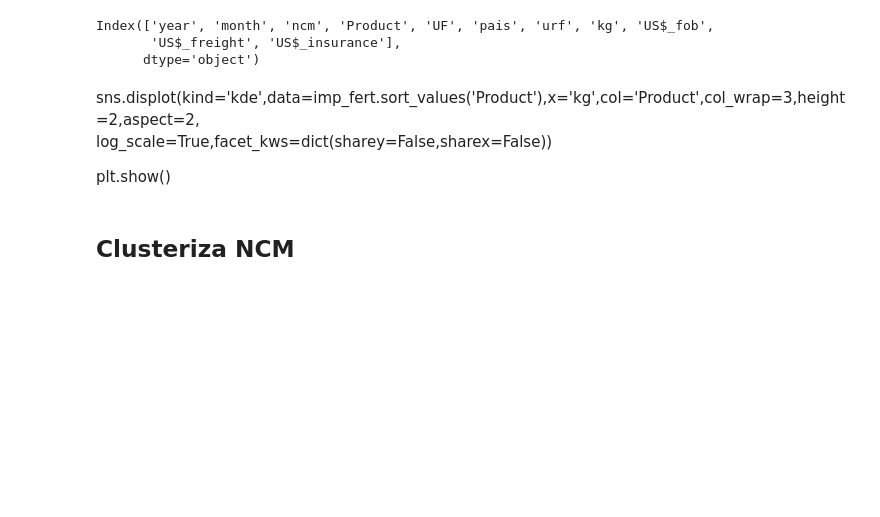
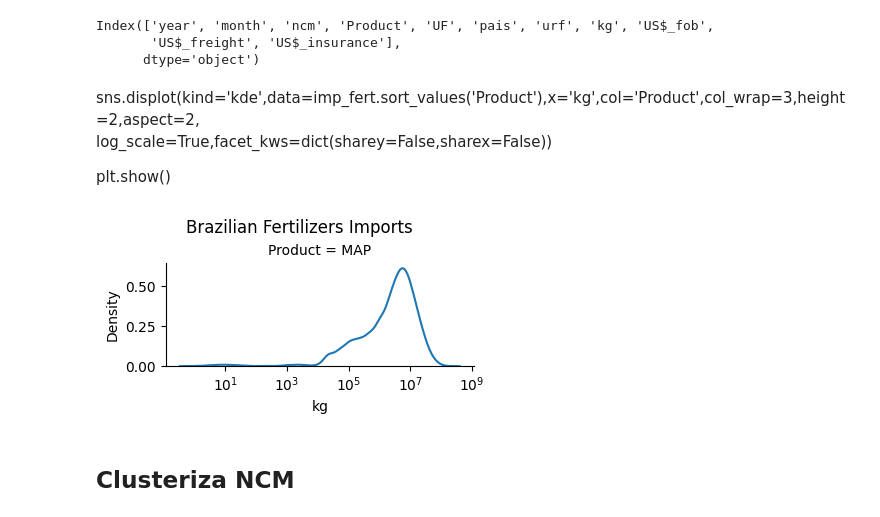
Before and after one commit to AndreCoutinhoBueno/Pricing-Fertilizer, a Jupyter notebook: codes/extração/Comexstat/IMP_NCM/Valida_quantitativos.ipynb, the cells around one changed output. Drawn from its saved outputs; the diff is of its cells as text; code cells hidden in the pictures; blank space fills up the shorter version.

```diff
--- a/codes/extração/Comexstat/IMP_NCM/Valida_quantitativos.ipynb
+++ b/codes/extração/Comexstat/IMP_NCM/Valida_quantitativos.ipynb
@@ -94,6 +94,15 @@ sns.displot(kind='kde',data=imp_fert.sort_values('Product'),x='kg',col='Product'
             log_scale=True,facet_kws=dict(sharey=False,sharex=False))
 
 plt.show()
+# %%
+sns.displot(kind='kde',data=imp_fert[imp_fert.Product=='MAP'].sort_values('Product'),x='kg',col='Product',height=2,aspect=2,\
+            log_scale=True)\
+                .fig.suptitle('Brazilian Fertilizers Imports', y=1.05)
+
+plt.savefig('/home/andre301267/git/Pricing-Fertilizer/DB/Comexstat/graphs/fertilizers_imports0.png')
+plt.show()
+# %% [output]
+[figure, added]
 # %% [markdown]
 ## Clusteriza NCM
 # %%
```
Also changed, not shown: parts of 4 cells of this notebook, 3 other files.
